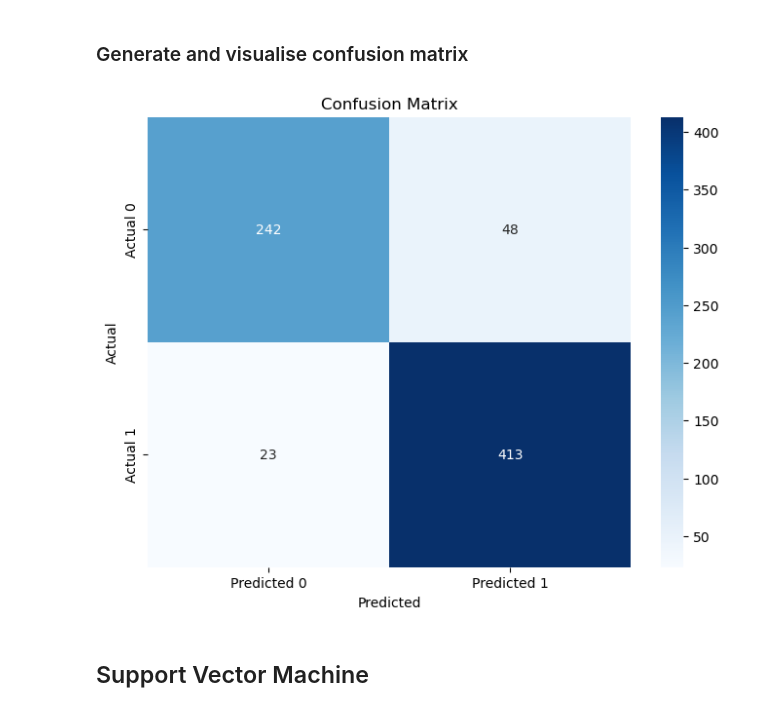
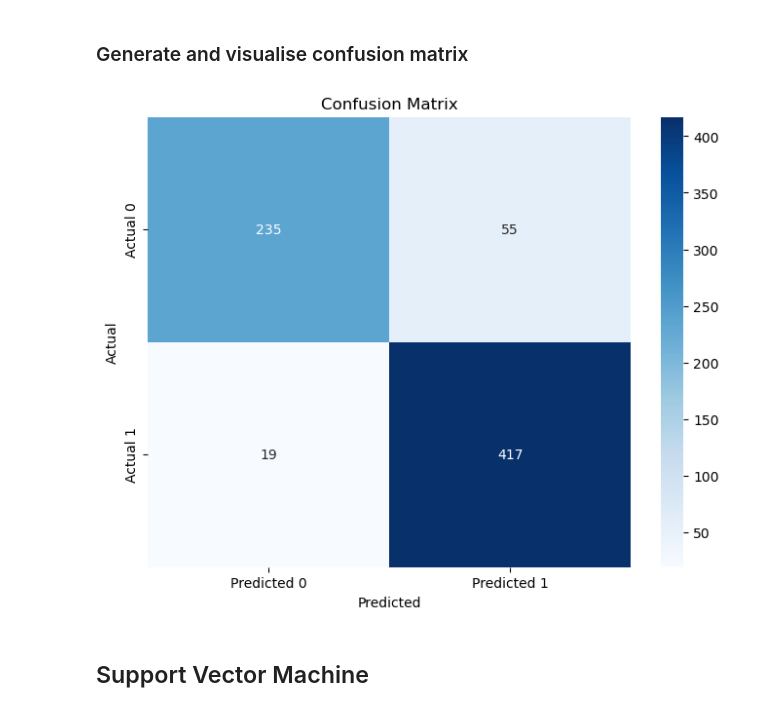
Before and after one commit to youssefhass/ml-predict-student-dropout, a Jupyter notebook: 05_ML_StudentsDropout.ipynb, the cells around one changed output. Drawn from its saved outputs; the diff is of its cells as text; code cells hidden in the pictures.

```diff
--- a/05_ML_StudentsDropout.ipynb
+++ b/05_ML_StudentsDropout.ipynb
@@ -387,7 +348,16 @@ pipeline = Pipeline([
 ])
+# %%
+# Define the hyperparameters to tune
+param_grid_rf = {
+    'random_forest__n_estimators': [50, 100],  # Reduce number of trees
+    'random_forest__max_depth': [None, 10, 20],
+    'random_forest__min_samples_split': [2, 5],
+    'random_forest__min_samples_leaf': [1, 2],
+}
 # %% [markdown]
 ### Train the Model
 # %%
-# Fit the pipeline on the training data
-pipeline.fit(X_train, y_train)
+# Perform grid search with cross-validation
+grid_search_rf = GridSearchCV(pipeline_rf, param_grid_rf, cv=3, scoring='accuracy', n_jobs=-1)
+grid_search_rf.fit(X_train, y_train)
 # %% [output]
@@ -493,0 +379,29 @@ Best Hyperparameters:
+# %%
+# Evaluate the model
+y_train_pred_rf = best_model_rf.predict(X_train)
+y_test_pred_rf = best_model_rf.predict(X_test)
+
+# Calculate accuracy
+train_accuracy_rf = accuracy_score(y_train, y_train_pred_rf)
+test_accuracy_rf = accuracy_score(y_test, y_test_pred_rf)
+
+# Print classification report
+print("\nClassification Report for Test Set:")
+print(classification_report(y_test, y_test_pred_rf))
+
+
+# Print the best hyperparameters
+print("\nBest Hyperparameters:")
+print(grid_search_rf.best_params_)
+
+
+print(f'Accuracy of Train= {train_accuracy * 100:.2f}%')
+print(f'Accuracy of Test= {test_accuracy * 100:.2f}%')
+
+# Print classification report
+print("\nClassification Report for Test Set:")
+print(classification_report(y_test, y_test_pred))
+
+# Print confusion matrix
+print("\nConfusion Matrix for Test Set:")
+print(confusion_matrix(y_test, y_test_pred))
@@ -495,14 +427,14 @@ Best Hyperparameters:
 ### Generate and visualise confusion matrix
 # %%
 # Generate and visualize confusion matrix
-conf_matrix = confusion_matrix(y_test, y_test_pred)
+conf_matrix = confusion_matrix(y_test, y_test_pred_rf)
 plt.figure(figsize=(8, 6))
 sns.heatmap(conf_matrix, annot=True, fmt='d', cmap='Blues', xticklabels=['Predicted 0', 'Predicted 1'], yticklabels=['Actual 0', 'Actual 1'])
 plt.xlabel('Predicted')
 plt.ylabel('Actual')
 plt.title('Confusion Matrix')
 plt.show()
 # %% [output]
-[figure, old version]
+[figure, new version]
 # %% [markdown]
 ## Support Vector Machine
```
Also changed, not shown: parts of 23 cells of this notebook, 2 other files.
